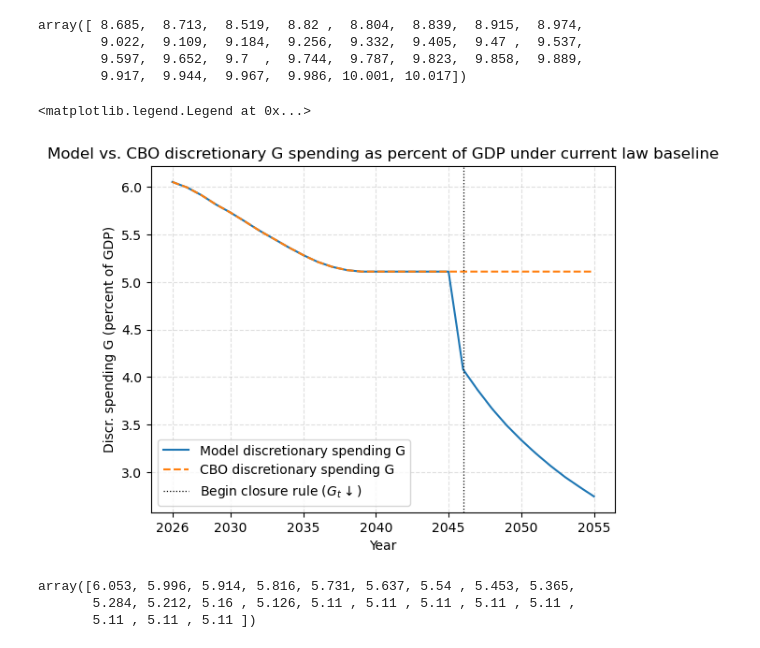
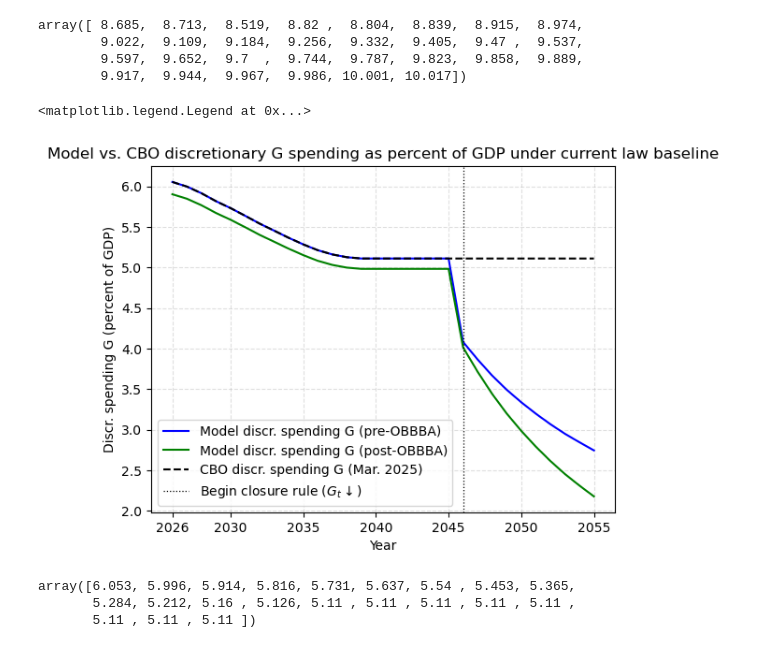
Before and after one commit to jdebacker/SS_MaxBen, a Jupyter notebook: code/ss_maxben.ipynb, the cells around one changed output. Drawn from its saved outputs; the diff is of its cells as text; code cells hidden in the pictures.

```diff
--- a/code/ss_maxben.ipynb
+++ b/code/ss_maxben.ipynb
@@ -28,10 +28,11 @@ cbodata_path = os.path.join(data_dir, 'cbo_debt_forecasts.csv')
 images_dir = os.path.join(cur_path, 'images')
 # Directories to save data
 json_dir = os.path.join(cur_path, "json")
-base_dir = os.path.join(cur_path, "code", "OUTPUT_BASELINE_MAR2025")
-# reform_dir_G = os.path.join(cur_path, "OUTPUT_REFORM_G")
-# reform_dir_Gr = os.path.join(cur_path, "OUTPUT_REFORM_Gr")
-# reform_dir_regref = os.path.join(cur_path, "OUTPUT_REFORM_RegRef")
+base_dir_preOBBBA = os.path.join(cur_path, "code", "OUTPUT_BASELINE_MAR2025")
+base_dir_postOBBBA = os.path.join(
+    cur_path, "code", "OUTPUT_BASELINE_POSTOBBBA"
+)
+reform_dir = os.path.join(cur_path, "code", "OUTPUT_SS_MAXBEN")
 # %% [markdown]
 ## 1. Calibrate to baseline pre-OBBBA simulation
 We calibrate the baseline to the pre-OBBBA CBO Long Term Budget Outlook from March 2025. This is the report from which we have forecasted time series for individual plus payroll tax, corporate income tax, social security outlays, government discretionary outlays as a percent of GDP.
@@ -212,34 +257,41 @@ array([ 8.685,  8.713,  8.519,  8.82 ,  8.804,  8.839,  8.915,  8.974,
         9.917,  9.944,  9.967,  9.986, 10.001, 10.017])
 # %%
 # Plot government discretionary spending G as percent of GDP
-model_G_GDP_base = (
-    tpi_vars_base['G'] / tpi_vars_base['Y']
+model_G_GDP_base_pre = (
+    tpi_vars_base_pre['G'] / tpi_vars_base_pre['Y']
 )
-
+model_G_GDP_base_post = (
+    tpi_vars_base_post['G'] / tpi_vars_base_post['Y']
+)
 plt.plot(
-    np.arange(2026, 2056), model_G_GDP_base[:30]*100,
-    linestyle='-', label="Model discretionary spending G"
+    np.arange(2026, 2056), model_G_GDP_base_pre[:30]*100, color='blue',
+    linestyle='-', label="Model discr. spending G (pre-OBBBA)"
+)
+plt.plot(
+    np.arange(2026, 2056), model_G_GDP_base_post[:30]*100, color='green',
+    linestyle='-', label="Model discr. spending G (post-OBBBA)"
 )
 plt.plot(
     np.arange(2026,2056), cbo_debtGDP_mar2025['discr_spend'][1:],
-    linestyle='--', label="CBO discretionary spending G"
+    color='black', linestyle='--',
+    label="CBO discr. spending G (Mar. 2025)"
 )
 plt.axvline(
-    x=p_base.start_year+p_base.tG1, linewidth=0.9, linestyle=":", color="k",
-    label=r"Begin closure rule ($G_t\downarrow$)"
+    x=p_base_pre.start_year+p_base_pre.tG1, linewidth=0.9, linestyle=":",
+    color="k", label=r"Begin closure rule ($G_t\downarrow$)"
 )
 plt.title(
     "Model vs. CBO discretionary G spending as percent of GDP under current " +
     "law baseline"
 )
 plt.xlabel("Year")
 plt.xticks([2026, 2030, 2035, 2040, 2045, 2050, 2055])
 plt.grid(visible=True, which='major', axis='both', linestyle='--', alpha=0.4)
 plt.ylabel("Discr. spending G (percent of GDP)")
-plt.legend()
+plt.legend(loc='lower left')
 # %% [output]
 <matplotlib.legend.Legend at 0x...>
-[figure, old version]
+[figure, new version]
 # %%
 G_CBO = cbo_debtGDP_mar2025['discr_spend'][1:22]
 G_CBO.to_numpy()
```
Also changed, not shown: parts of 6 cells of this notebook, 6 other files.
